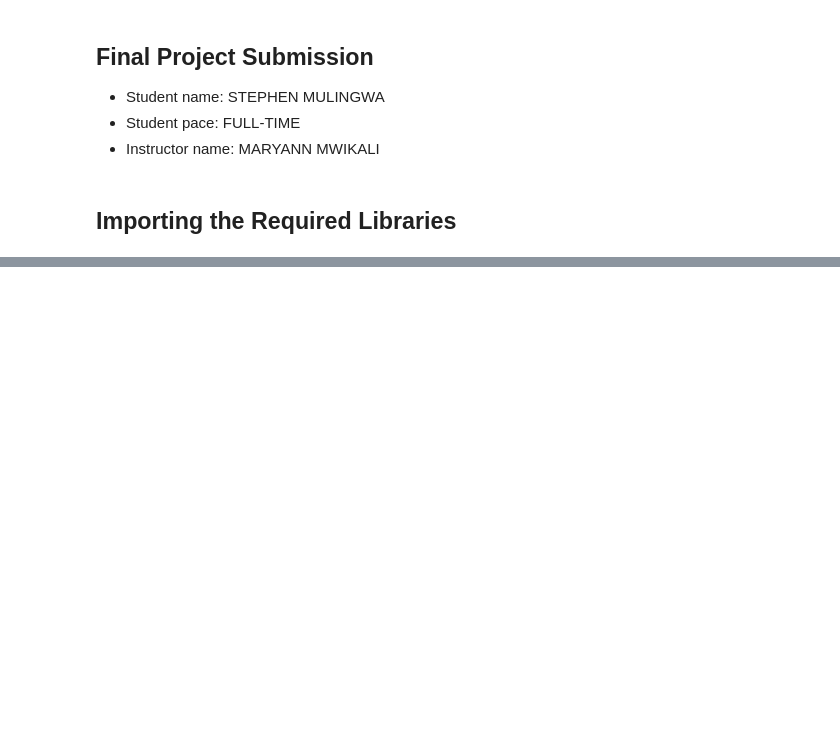
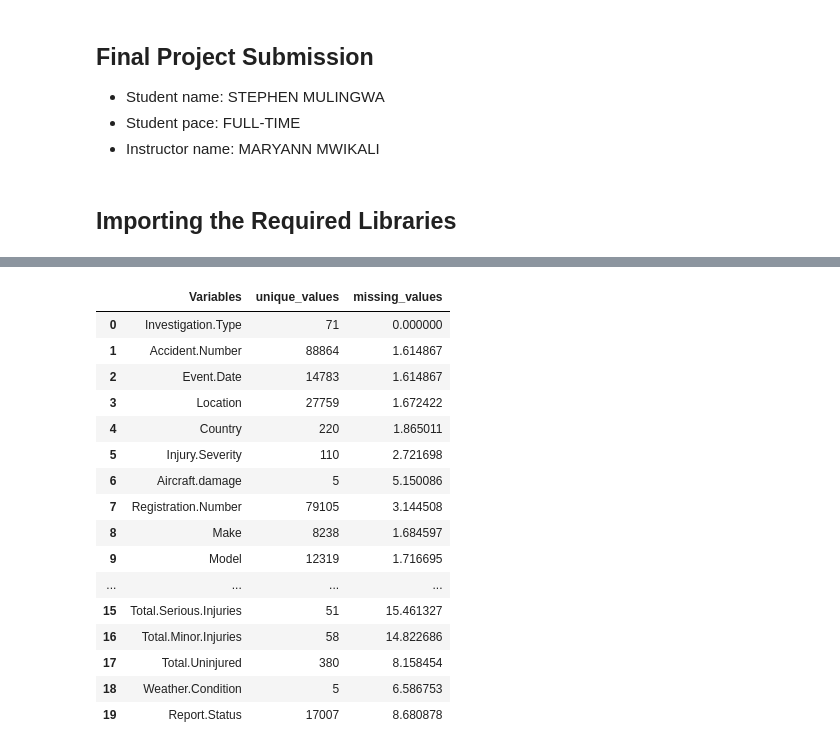
Before and after one commit to StephenMulingwa/Aviation_Business_Project, a Jupyter notebook: student.ipynb, the cells around one changed output, grey strips where cells are left out. Saved outputs shown, nothing was run; the diff lists cells and outputs as text; code cells hidden in the pictures; blank space fills up the shorter version.

```diff
--- a/student.ipynb
+++ b/student.ipynb
@@ -132,3 +141,28 @@ df.shape
+# %%
+dict={}
+for i in df.columns:
+    dict[i]=len(df[i].unique())
+unique_values= pd.DataFrame(list(dict.items()), columns=['Variables', 'unique_values'])
+unique_values["missing_values"]= df.isna().mean().values*100
+unique_values
+# %% [output]
+|  | Variables | unique_values | missing_values |
+| 0 | Investigation.Type | 71 | 0.000000 |
+| 1 | Accident.Number | 88864 | 1.614867 |
+| 2 | Event.Date | 14783 | 1.614867 |
+| 3 | Location | 27759 | 1.672422 |
+| 4 | Country | 220 | 1.865011 |
+| 5 | Injury.Severity | 110 | 2.721698 |
+| 6 | Aircraft.damage | 5 | 5.150086 |
+| 7 | Registration.Number | 79105 | 3.144508 |
+| 8 | Make | 8238 | 1.684597 |
+| 9 | Model | 12319 | 1.716695 |
+| ... | ... | ... | ... |
+| 15 | Total.Serious.Injuries | 51 | 15.461327 |
+| 16 | Total.Minor.Injuries | 58 | 14.822686 |
+| 17 | Total.Uninjured | 380 | 8.158454 |
+| 18 | Weather.Condition | 5 | 6.586753 |
+| 19 | Report.Status | 17007 | 8.680878 |
 # %%
 df.info()
 # %% [output]
```
Also changed, not shown: parts of 29 cells of this notebook, 1 other file.
